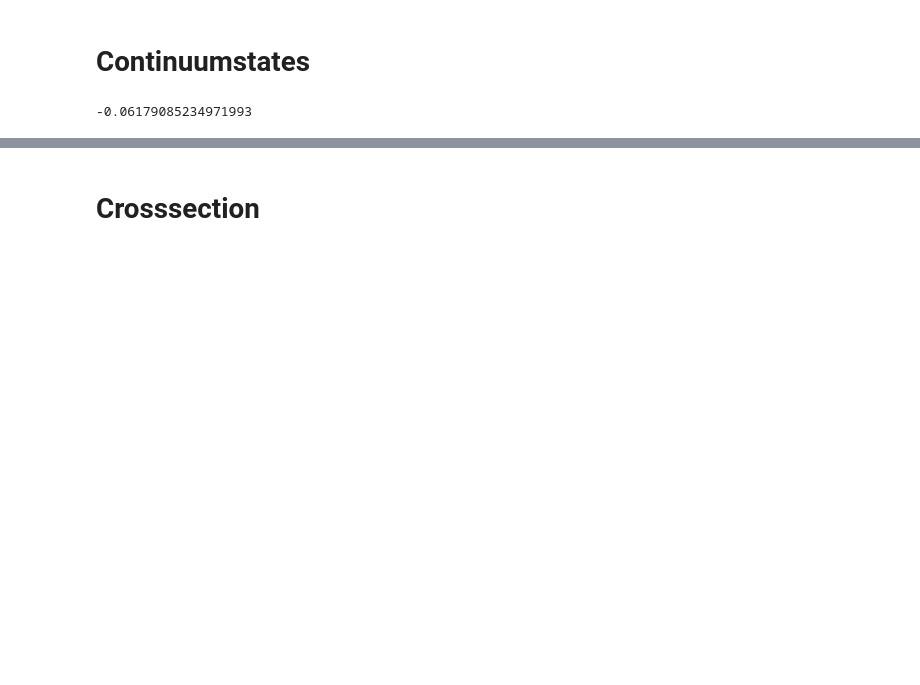
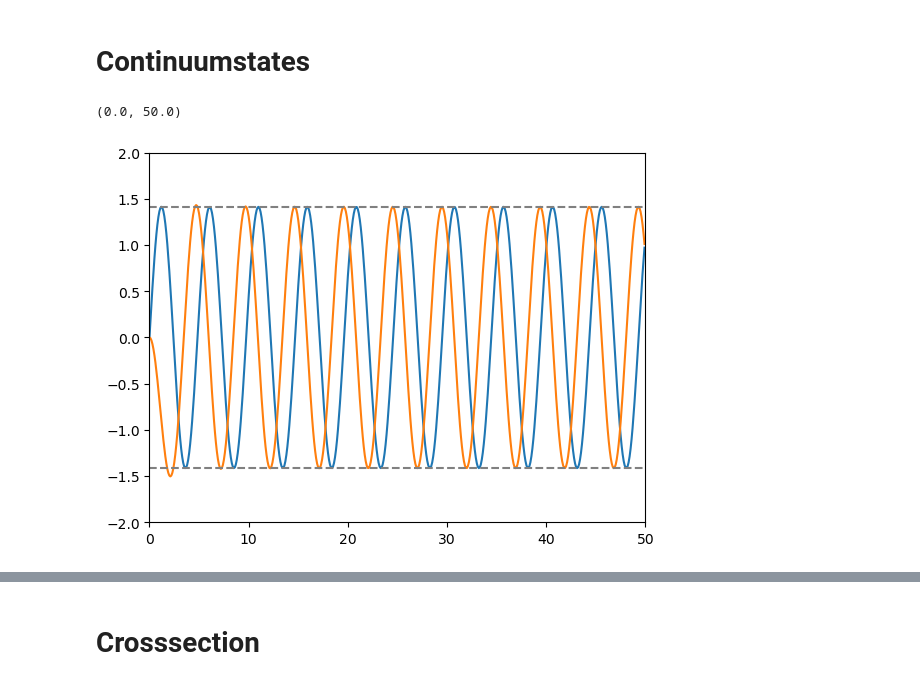
Before and after one commit to Partynumbers42/phasr, a Jupyter notebook: Example.ipynb, the cells around one changed output, grey strips where cells are left out. Drawn from its saved outputs; the diff is of its cells as text; code cells hidden in the pictures; blank space fills up the shorter version.

```diff
--- a/Example.ipynb
+++ b/Example.ipynb
@@ -200,7 +198,15 @@ nucleus_Al27 = phr.nucleus('Al27_FB',Z=13,A=27,ai=ai_Al27,R=7)
 # %%
-cont_k = phr.continuumstates(Al,kappa=-1,energy=150)
-cont_k.extract_phase_shift()
-cont_k.phase_difference
+continuumstates_l0_Al27 = phr.continuumstates(nucleus_Al27,kappa=-1,energy=250)
+continuumstates_l0_Al27.solve_IVP()
-# %% [output]
--0.06179085234971993
+# %%
+r=np.arange(0,50,0.1)
+plt.plot(r,continuumstates_l0_Al27.wavefct_g(r))
+plt.plot(r,continuumstates_l0_Al27.wavefct_f(r))
+plt.plot(r,r*0+np.sqrt(2),color='gray',linestyle='--')
+plt.plot(r,r*0-np.sqrt(2),color='gray',linestyle='--')
+plt.ylim(-2,2)
+plt.xlim(0,50)
+# %% [output]
+(0.0, 50.0)
+[figure, added]
 # %%
```
Also changed, not shown: parts of 148 cells of this notebook, 1 other file.
